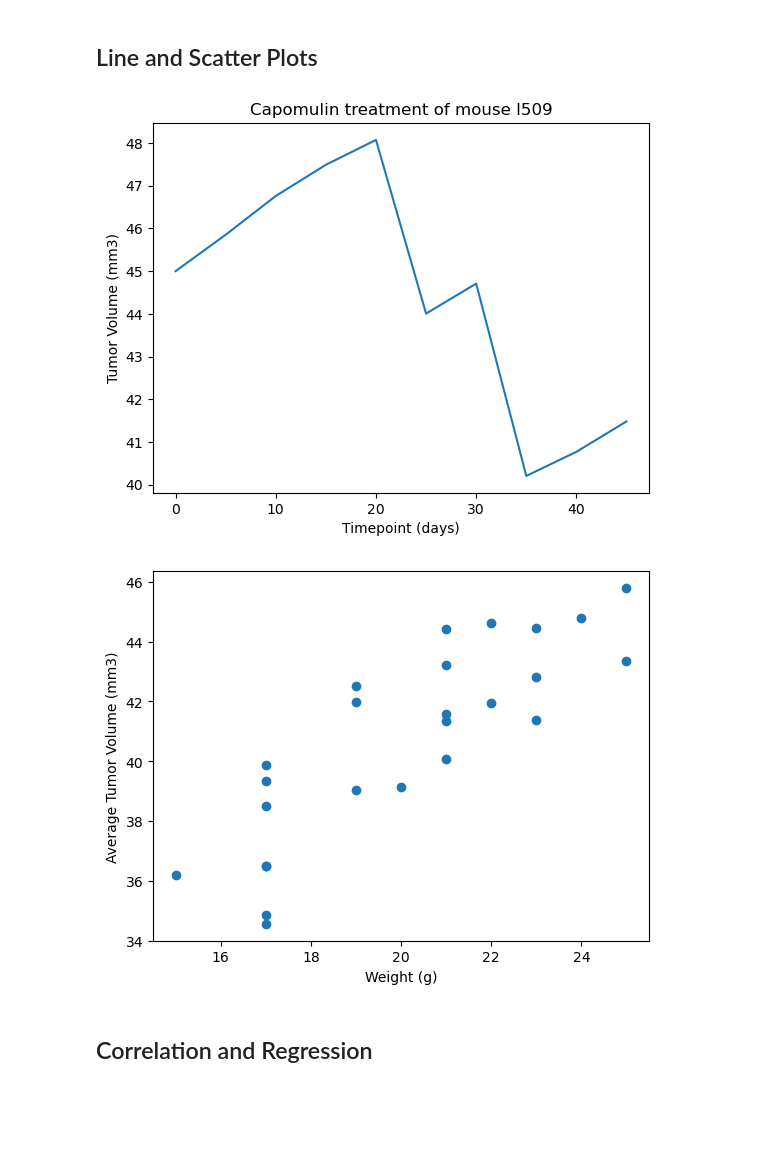
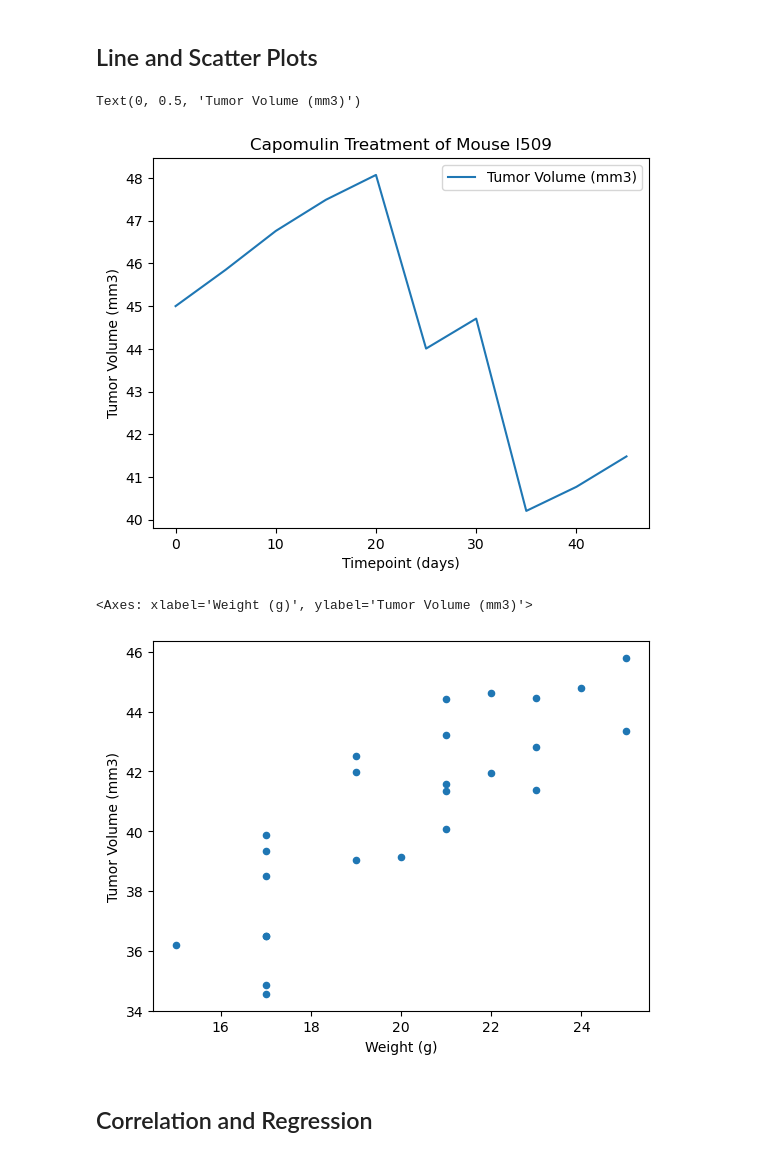
Before and after one commit to mkanegaye/matplotlib-challenge, a Jupyter notebook: pymaceuticals_starter.ipynb, the cells around one changed output. Cells and saved outputs as stored; diff of their text form; code cells hidden in the pictures; blank space fills up the shorter version.

```diff
--- a/pymaceuticals_starter.ipynb
+++ b/pymaceuticals_starter.ipynb
@@ -199,11 +313,21 @@ Ceftamin's potential outliers: Series([], Name: Tumor Volume (mm3), dtype: float
 ## Line and Scatter Plots
 # %%
 # Generate a line plot of tumor volume vs. time point for a single mouse treated with Capomulin
+mouse_l509 = clean_df.loc[clean_df["Mouse ID"]=="l509"]
+mouse_l509.plot.line("Timepoint","Tumor Volume (mm3)")
+plt.title("Capomulin Treatment of Mouse l509")
+plt.xlabel("Timepoint (days)")
+plt.ylabel("Tumor Volume (mm3)")
 # %% [output]
+Text(0, 0.5, 'Tumor Volume (mm3)')
-[figure, old version]
+[figure, new version]
 # %%
 # Generate a scatter plot of mouse weight vs. the average observed tumor volume for the entire Capomulin regimen
+cap_regimen = clean_df.loc[clean_df["Drug Regimen"] == "Capomulin"]
+cap_regimen_avg = cap_regimen.groupby(["Mouse ID"]).mean("Tumor Volume (mm3)")
+cap_regimen_avg.plot.scatter("Weight (g)","Tumor Volume (mm3)")
 # %% [output]
+<Axes: xlabel='Weight (g)', ylabel='Tumor Volume (mm3)'>
-[figure, old version]
+[figure, new version]
 # %% [markdown]
 ## Correlation and Regression
```
Also changed, not shown: parts of 16 cells of this notebook.
